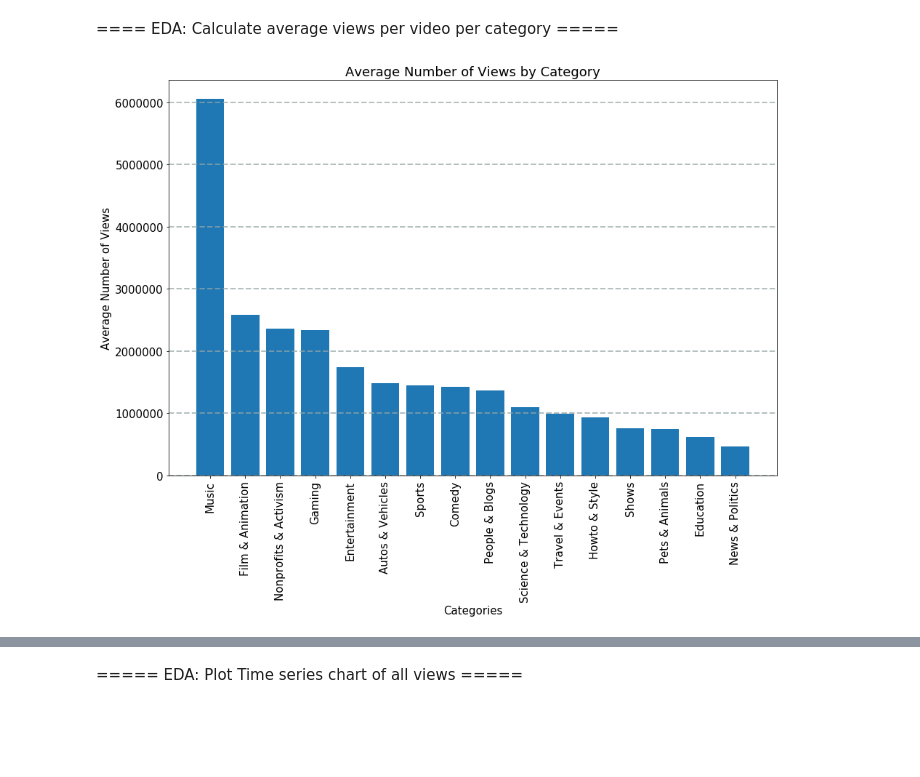
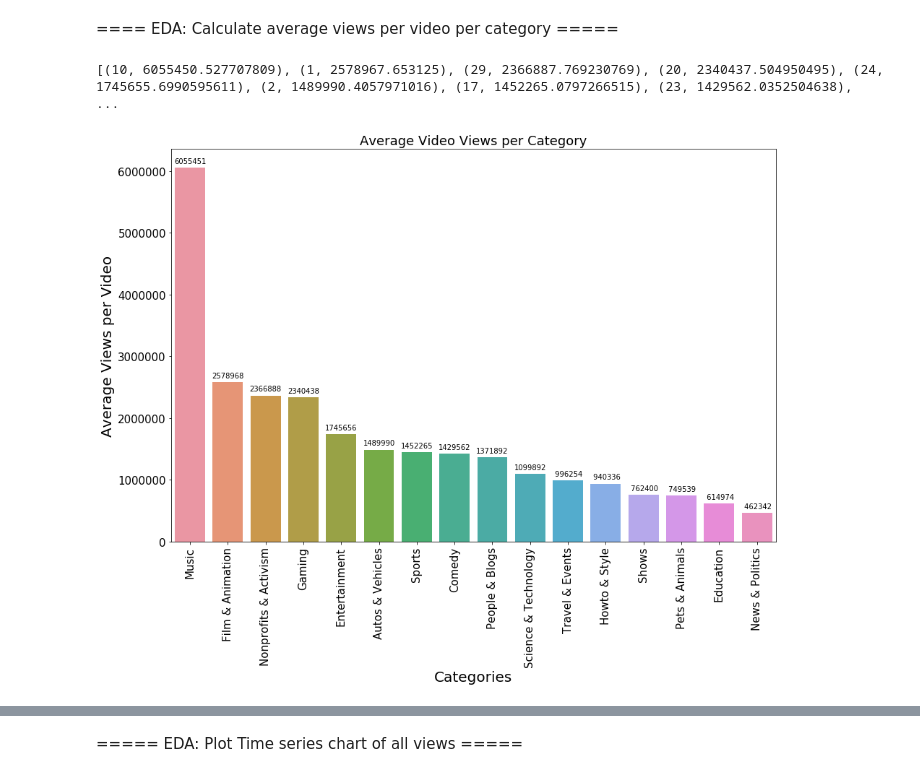
Before and after one commit to NickBoller/NickBoller.github.io, a Jupyter notebook: Final Project.ipynb, the cells around one changed output, grey strips where cells are left out. Cells and saved outputs as stored; diff of their text form; code cells hidden in the pictures; blank space fills up the shorter version.

```diff
--- a/Final Project.ipynb
+++ b/Final Project.ipynb
@@ -165,25 +178,40 @@ plt.show()
 [figure]
 # %% [markdown]
 ==== EDA: Calculate average views per video per category =====
-# %%
-avg_views_per_video_by_category = {k: v / category_video_uploads[k] for k,v in category_views.items() if k in category_video_uploads}
-
-# Sort the categories in descending order by average views per video
-categories_sorted_by_views_per_video = sorted(avg_views_per_video_by_category.items(), key=lambda x: x[1], reverse=True)
-
-
-views_per_vid = [x[1] for x in categories_sorted_by_views_per_video]
-categories = [category_key[x[0]] for x in categories_sorted_by_views_per_video]
-
-plt.figure(figsize=(15,10))
-plt.xticks(range(len(categories)), categories, rotation=90)
-plt.xlabel('Categories')
-plt.ylabel('Average Number of Views')
-plt.title('Average Number of Views by Category')
-plt.bar(range(len(categories)), views_per_vid)
-plt.grid(color='#95a5a6', linestyle='--', linewidth=2, axis='y', alpha=0.7)
-plt.show()
-
-# categories_sorted_by_views_per_video
-# %% [output]
-[figure, removed]
+# %%
+avg_views_per_video_by_category = {k: v / category_video_uploads[k] for k,v in category_views.items() if k in category_video_uploads}
+
+# Sort the categories in descending order by average views per video
+categories_sorted_by_views_per_video = sorted(avg_views_per_video_by_category.items(), key=lambda x: x[1], reverse=True)
+
+
+print(categories_sorted_by_views_per_video)
+
+# Create a dataframe from the dictionary
+views_df = pd.DataFrame(columns=['category', 'views'])
+views_df['category'] = [category_key[x[0]] for x in categories_sorted_by_views_per_video]
+views_df['views'] = [x[1] for x in categories_sorted_by_views_per_video]
+
+# Plot the graph
+plt.figure(figsize=(15,10))
+splot = sns.barplot(x="category",y="views",data=views_df)
+
+# Set the title and axis labels
+splot.set_title("Average Video Views per Category")
+splot.set_xlabel('Categories',fontsize = 20)
+splot.set_ylabel('Average Views per Video',fontsize = 20 )
+
+# Rotate the x labels 90 degrees
+splot.set_xticklabels(splot.get_xticklabels(), rotation=90)
+
+# Add value annotations above each bar
+for p in splot.patches:
+    splot.annotate(format(p.get_height(), '7.0f'),
+                   (p.get_x() + p.get_width() / 2., p.get_height()),
+                   ha = 'center', va = 'center',
+                   xytext = (0, 9),
+                   fontsize = 10,
+                   textcoords = 'offset points')
+# %% [output]
+[(10, 6055450.527707809), (1, 2578967.653125), (29, 2366887.769230769), (20, 2340437.504950495), (24, 1745655.6990595611), (2, 1489990.4057971016), (17, 1452265.0797266515), (23, 1429562.0352504638),  ...
+[figure, added]
```
Also changed, not shown: parts of 14 cells of this notebook.
